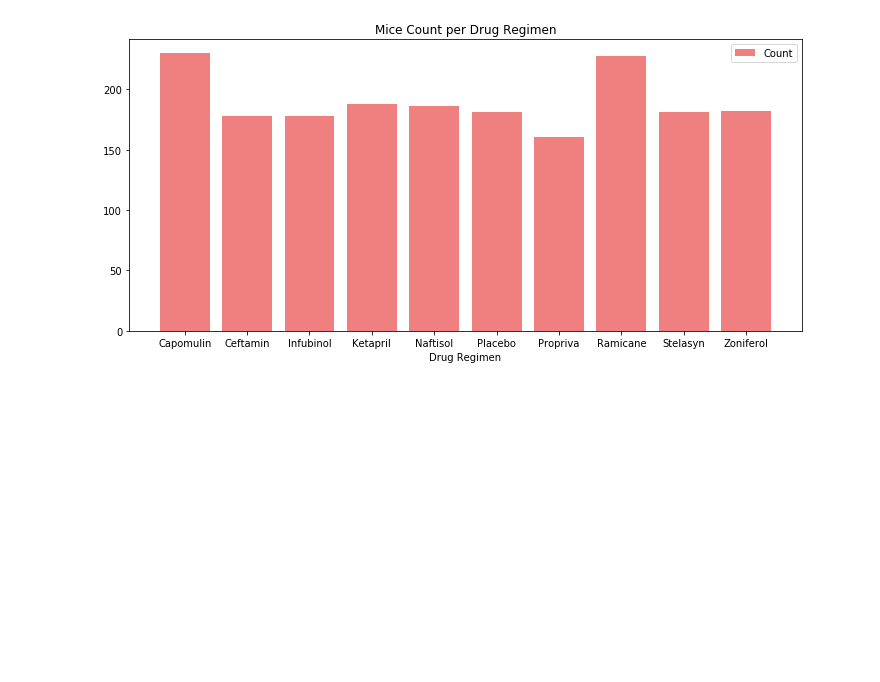
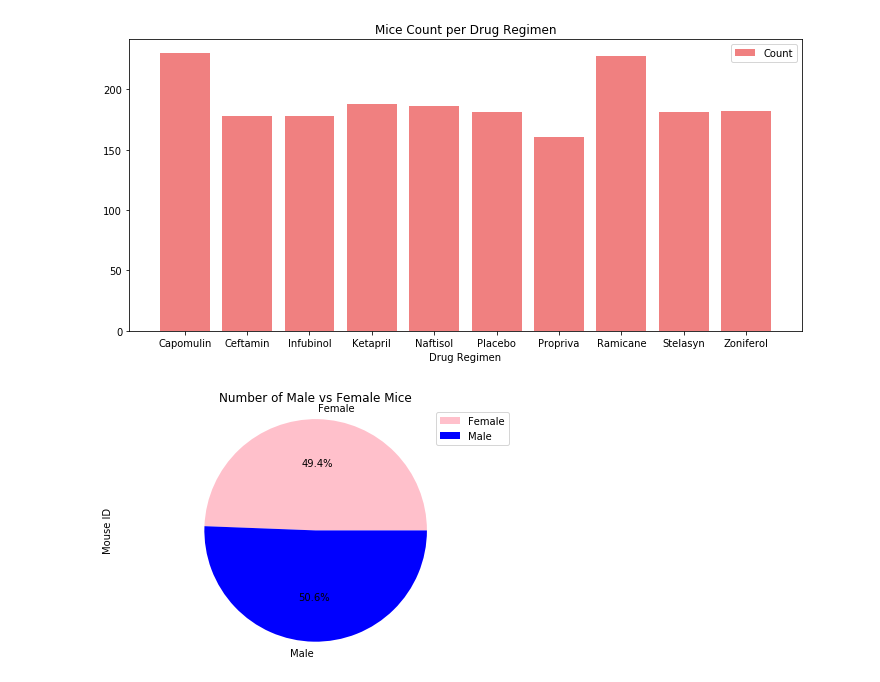
Before and after one commit to tnatoli29/Matplotlib-Challenge, a Jupyter notebook: The Power of Plots.ipynb, the cells around one changed output. Saved outputs shown, nothing was run; the diff lists cells and outputs as text; code cells hidden in the pictures; blank space fills up the shorter version.

Commit message:
5th commit, pie charts finished

```diff
--- a/The Power of Plots.ipynb
+++ b/The Power of Plots.ipynb
@@ -104,3 +104,25 @@ plt.legend(["Count"])
 plt.tight_layout()
 # %% [output]
 [figure]
+# %%
+#Now we will create pie charts showing the distribution of male and female mice
+gender_group = merged_data.groupby("Sex").count().reset_index()
+gender_group.count()
+
+#Set the data range to just sex and number of mice
+gender_group = gender_group[["Sex", "Mouse ID"]]
+gender_group.head()
+
+#Changes chart colors
+colors = ["pink", "blue"]
+# %%
+#Create the pie chart using Pandas
+gender_pie = gender_group.plot(kind= "pie", y= "Mouse ID", labels= gender_group["Sex"], autopct='%1.1f%%',
+                      title = "Number of Male vs Female Mice", colors = colors)
+
+#Clean up the chart
+plt.legend()
+plt.axis("equal")
+plt.tight_layout()
+# %% [output]
+[figure, added]
```
Also changed, not shown: parts of 1 cell of this notebook.
